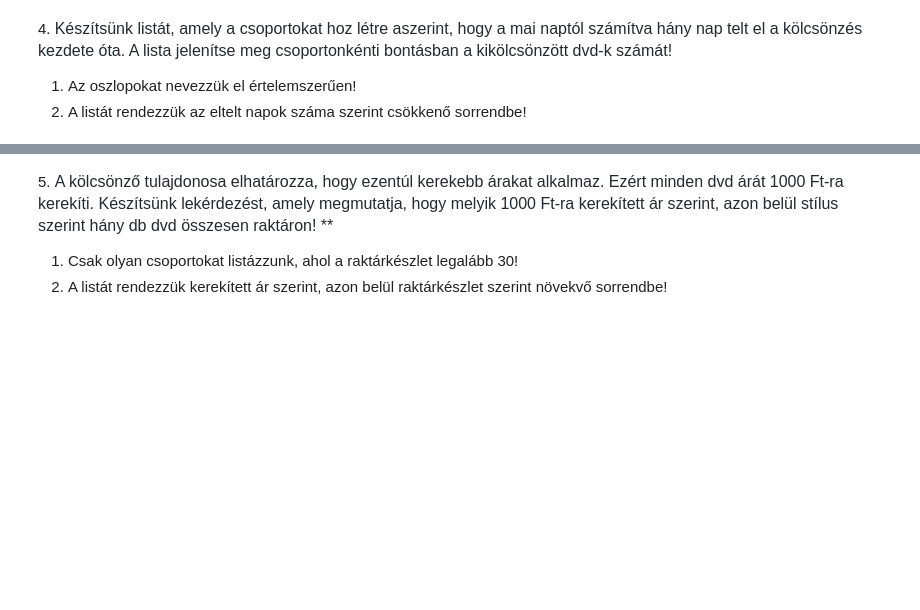
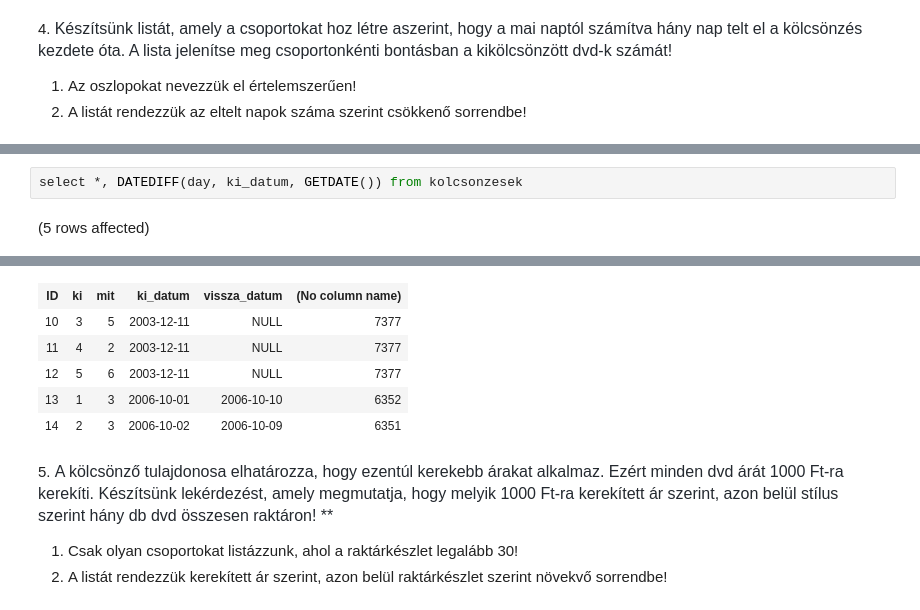
Before and after one commit to GoofyG00ber/azure, a Jupyter notebook: gyakorlat02_feladatok .ipynb, the cells around one changed output, grey strips where cells are left out. Drawn from its saved outputs; the diff is of its cells as text; blank space fills up the shorter version.

```diff
--- a/gyakorlat02_feladatok .ipynb
+++ b/gyakorlat02_feladatok .ipynb
@@ -59,0 +73,4 @@ Total execution time: 00:00:00
+# %%
+select *, DATEDIFF(day, ki_datum, GETDATE()) from kolcsonzesek
+# %% [output]
+(5 rows affected)
@@ -60,3 +78,9 @@ Total execution time: 00:00:00
+| ID | ki | mit | ki_datum | vissza_datum | (No column name) |
+| 10 | 3 | 5 | 2003-12-11 | NULL | 7377 |
+| 11 | 4 | 2 | 2003-12-11 | NULL | 7377 |
+| 12 | 5 | 6 | 2003-12-11 | NULL | 7377 |
+| 13 | 1 | 3 | 2006-10-01 | 2006-10-10 | 6352 |
+| 14 | 2 | 3 | 2006-10-02 | 2006-10-09 | 6351 |
 # %% [markdown]
 5. <span style="color: rgb(36, 41, 47); font-family: -apple-system, BlinkMacSystemFont, &quot;Segoe UI&quot;, Helvetica, Arial, sans-serif, &quot;Apple Color Emoji&quot;, &quot;Segoe UI Emoji&quot;; font-size: 16px;">A kölcsönző tulajdonosa elhatározza, hogy ezentúl kerekebb árakat alkalmaz. Ezért minden dvd árát 1000 Ft-ra kerekíti. Készítsünk lekérdezést, amely megmutatja, hogy melyik 1000 Ft-ra kerekített ár szerint, azon belül stílus szerint hány db dvd összesen raktáron! **</span>
 
```
Also changed, not shown: parts of 6 cells of this notebook.
